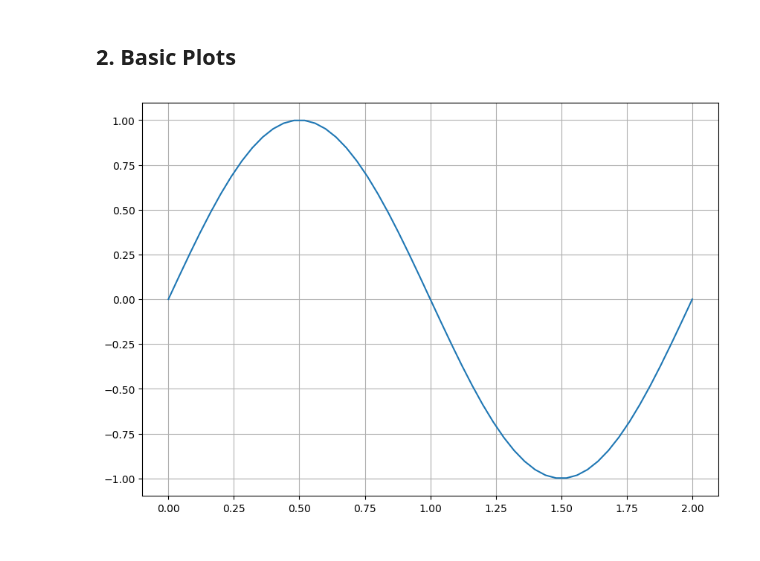
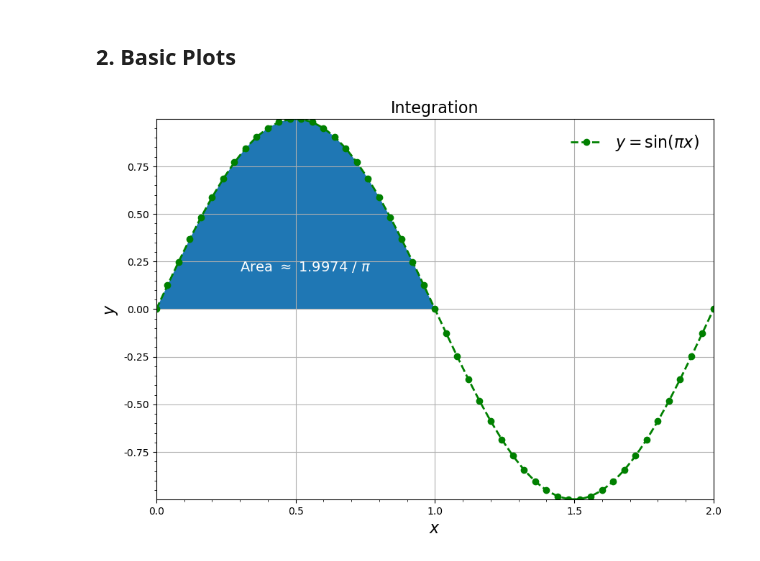
Before and after one commit to nathanielng/python-snippets, a Jupyter notebook: plotting/ex_matplotlib.ipynb, the cells around one changed output. Drawn from its saved outputs; the diff is of its cells as text; code cells hidden in the pictures.

Commit message:
Add improvements to Matplotlib plot

```diff
--- a/plotting/ex_matplotlib.ipynb
+++ b/plotting/ex_matplotlib.ipynb
@@ -14,10 +16,48 @@ x = np.linspace(0,2,51)
 y = np.sin(np.pi*x)
 # %% [markdown]
 ## 2. Basic Plots
-# %%
-fig, ax = plt.subplots(nrows=1, ncols=1, figsize=(10,7),
-                       dpi=100, facecolor='w', edgecolor='k')
-ax.plot(x, y)
-ax.grid(True)
-# %% [output]
-[figure, removed]
+# %%
+def basic_plot(ax, x, y, title, label, fs=16):
+    lines = ax.plot(x, y, c='g', marker='o', lw=2, linestyle='--',
+                    label=label)
+    ax.grid(True)
+    ax.set_title(title, fontsize=fs)
+    ax.set_xlabel('$x$', fontsize=fs,color='black')
+    ax.set_ylabel('$y$', fontsize=fs,color='black')
+    ax.set_xlim(x.min(),x.max())
+    ax.set_ylim(y.min(),y.max())
+    ax.legend(loc=1, frameon=False, fontsize=fs)
+
+    # Format axes
+    ax.yaxis.set_major_formatter(FormatStrFormatter('%.2f'))
+    ax.yaxis.set_major_locator(MultipleLocator(0.25))
+    ax.yaxis.set_minor_locator(MultipleLocator(0.05))
+    ax.xaxis.set_major_formatter(FormatStrFormatter('%.1f'))
+    ax.xaxis.set_major_locator(MultipleLocator(0.5))
+    ax.xaxis.set_minor_locator(MultipleLocator(0.1))
+    return fig, ax
+
+
+def area_under_curve(x,y):
+    n = x.shape[0]
+    n = (n-1)//2+1
+    area = np.trapz(y[:n], dx=x[1])
+    return area.item()
+
+
+def draw_area_under_curve(ax, x, y, fs=14):
+    area = area_under_curve(x, y)
+    ax.annotate(r"Area $\approx$ %.4f / $\pi$" % (area*np.pi),
+                xy=(0.3,0.2), fontsize=fs, color='white')
+    ax.fill_between(x, y, 0.0, where=y>0.0, interpolate=True)
+
+
+fig, ax = plt.subplots(nrows=1, ncols=1, figsize=(10,7),
+                       dpi=100, facecolor='w', edgecolor='k')
+
+basic_plot(ax, x, y, title='Integration',
+           label='$y = \sin(\pi x)$')
+draw_area_under_curve(ax, x, y)
+fig.savefig('sin_x.png', figsize=(10,7), dpi=300)
+# %% [output]
+[figure, added]
```
Also changed, not shown: parts of 1 cell of this notebook.
